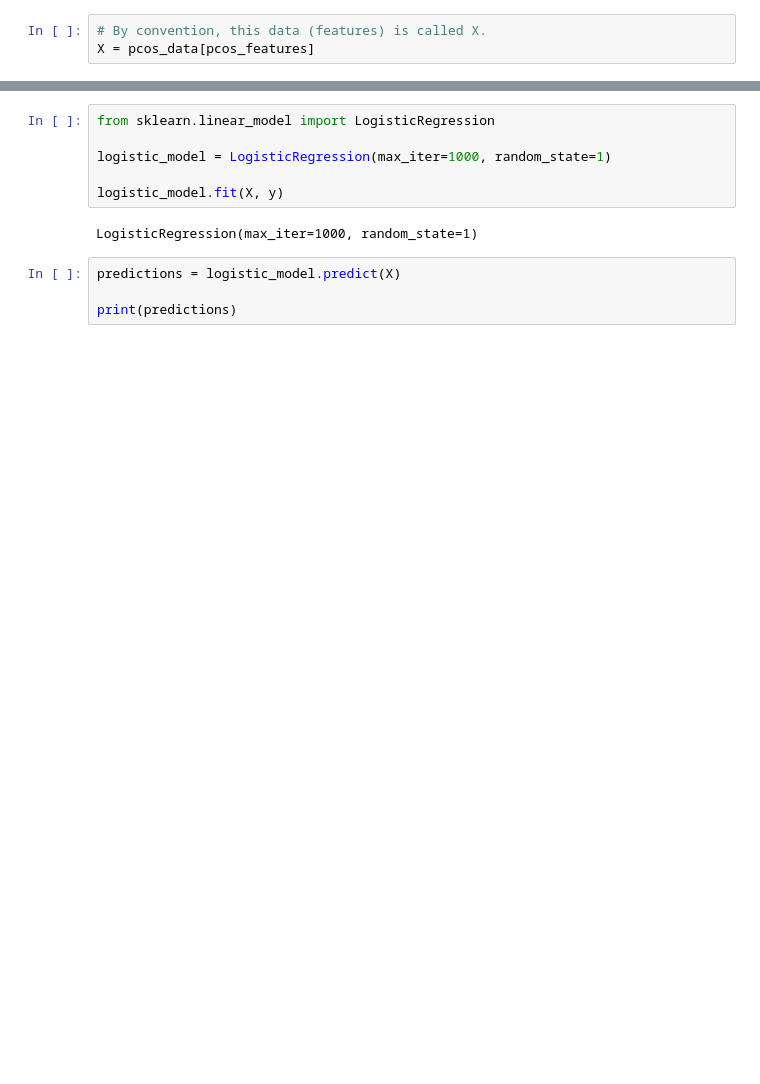
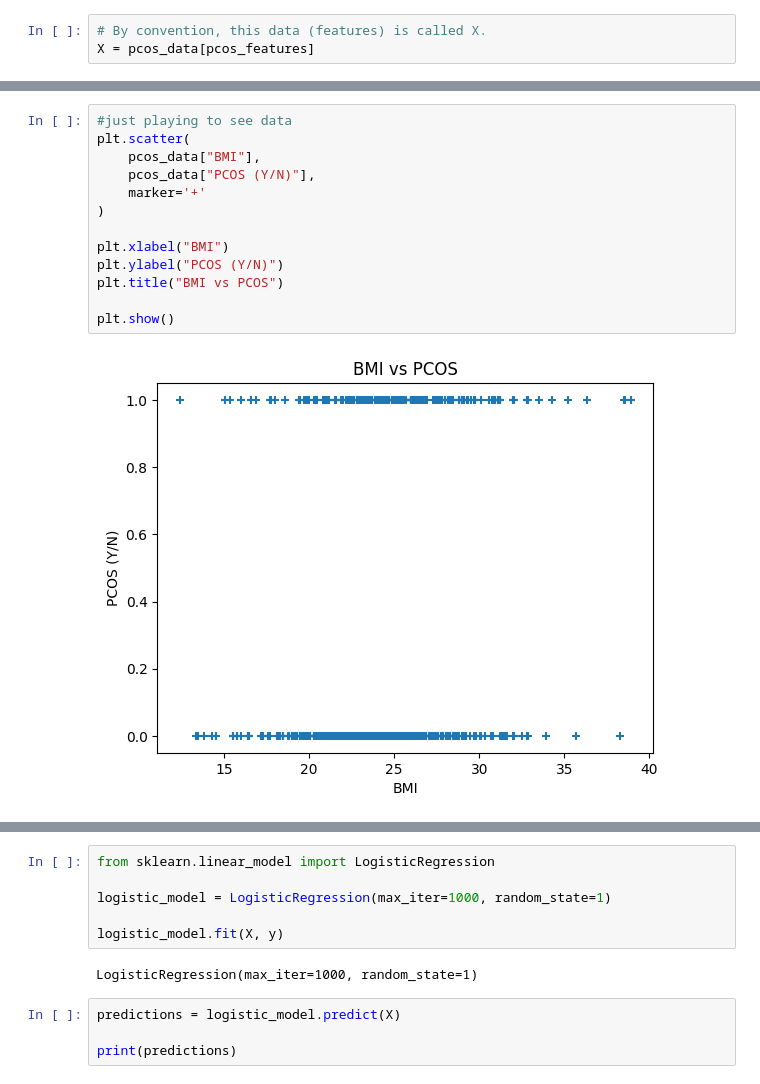
Before and after one commit to AleksandraZecevic/PCOS_diagnosis_ML, a Jupyter notebook: PCOS.ipynb, the cells around one changed output, grey strips where cells are left out. Cells and saved outputs as stored; diff of their text form; blank space fills up the shorter version.

```diff
--- a/PCOS.ipynb
+++ b/PCOS.ipynb
@@ -55,0 +90,15 @@ X.head()
+# %%
+#just playing to see data
+plt.scatter(
+    pcos_data["BMI"],
+    pcos_data["PCOS (Y/N)"],
+    marker='+'
+)
+
+plt.xlabel("BMI")
+plt.ylabel("PCOS (Y/N)")
+plt.title("BMI vs PCOS")
+
+plt.show()
+# %% [output]
+[figure, added]
```
Also changed, not shown: parts of 13 cells of this notebook, 2 other files.
